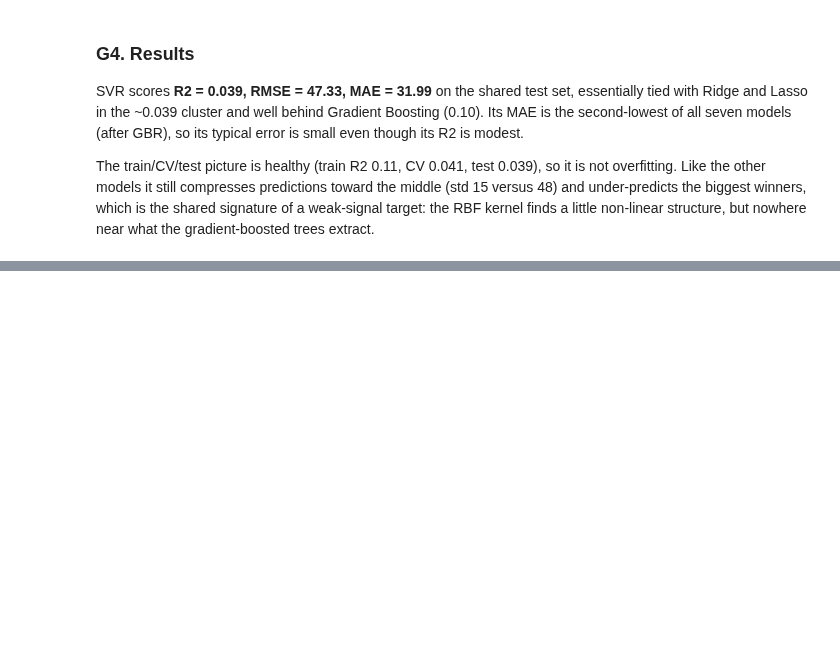
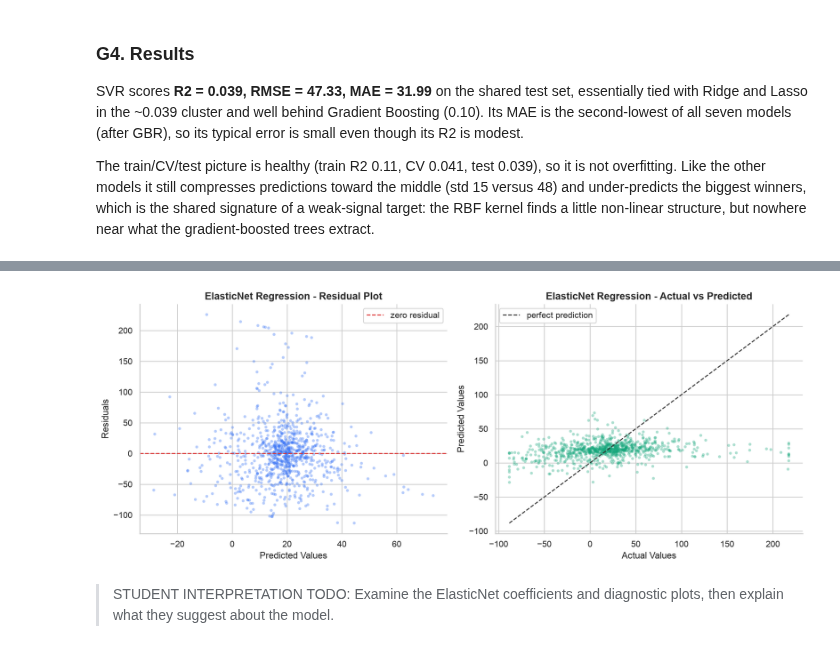
Before and after one commit to DominicKarolPeter/ML-Capstone_project, a Jupyter notebook: notebooks/regression.ipynb, the cells around one changed output, grey strips where cells are left out. Saved outputs shown, nothing was run; the diff lists cells and outputs as text; code cells hidden in the pictures; blank space fills up the shorter version.

```diff
--- a/notebooks/regression.ipynb
+++ b/notebooks/regression.ipynb
@@ -902,0 +1005,34 @@ The train/CV/test picture is healthy (train R2 0.11, CV 0.041, test 0.039), so i
+# %%
+#ElasticNet diagnostic plots
+import os
+elastic_resid = y_test.values - elastic_preds
+
+fig, axes = plt.subplots(1, 2, figsize=(13, 5.2), dpi=200)
+
+axes[0].scatter(elastic_preds, elastic_resid, s=14, alpha=0.35, color='#2f6df6', edgecolor='none')
+axes[0].axhline(0, color='#d33', lw=1.3, ls='--', label='zero residual')
+axes[0].set_title('ElasticNet Regression - Residual Plot', fontsize=13, fontweight='bold')
+axes[0].set_xlabel('Predicted Values')
+axes[0].set_ylabel('Residuals')
+axes[0].legend(frameon=True, framealpha=0.9, loc='upper right')
+
+axes[1].scatter(y_test, elastic_preds, s=14, alpha=0.35, color='#12a67a', edgecolor='none')
+lims = [min(y_test.min(), elastic_preds.min()), max(y_test.max(), elastic_preds.max())]
+axes[1].plot(lims, lims, color='#333', lw=1.3, ls='--', label='perfect prediction')
+axes[1].set_title('ElasticNet Regression - Actual vs Predicted', fontsize=13, fontweight='bold')
+axes[1].set_xlabel('Actual Values')
+axes[1].set_ylabel('Predicted Values')
+axes[1].legend(frameon=True, framealpha=0.9, loc='upper left')
+
+for ax in axes:
+    sns.despine(ax=ax)
+
+plt.tight_layout()
+os.makedirs('figures/ElasticNet Regression', exist_ok=True)
+plt.savefig('figures/ElasticNet Regression/residual_and_predicted_vs_actual.png', dpi=300, bbox_inches='tight')
+plt.show()
+# %% [output]
+[figure, added]
+# %% [markdown]
+> STUDENT INTERPRETATION TODO:
+> Examine the ElasticNet coefficients and diagnostic plots, then explain what they suggest about the model.
```
Also changed, not shown: parts of 3 cells of this notebook, 1 other file.
